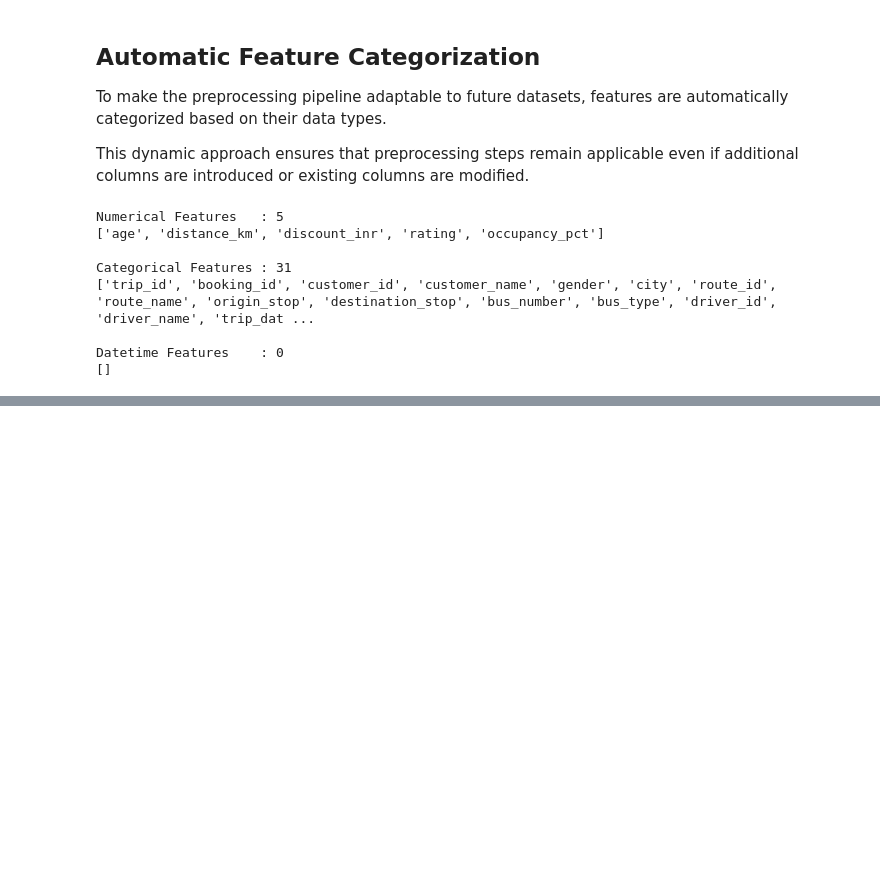
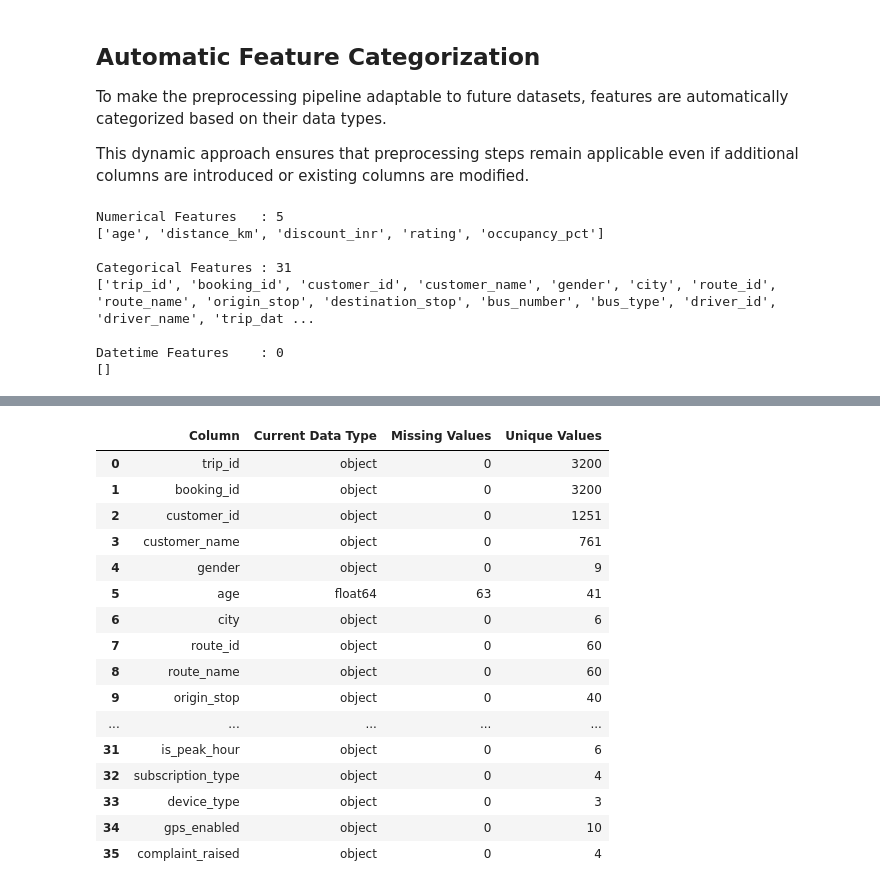
Before and after one commit to RishijManna/Cityflo-Data-Analysis, a Jupyter notebook: Cityflo Data Analysis/DATA CLEANING/cityflo-data-cleaning.ipynb, the cells around one changed output, grey strips where cells are left out. Drawn from its saved outputs; the diff is of its cells as text; code cells hidden in the pictures; blank space fills up the shorter version.

Commit message:
Kaggle Notebook | cityflo-data-cleaning | Version 1

```diff
--- a/Cityflo Data Analysis/DATA CLEANING/cityflo-data-cleaning.ipynb
+++ b/Cityflo Data Analysis/DATA CLEANING/cityflo-data-cleaning.ipynb
@@ -327,0 +863,6 @@ Datetime Features    : 0
+# %%
+
+df_original = df.copy(deep=True)
+df = df.copy(deep=True)
+
+print("Original dataset backed up successfully.")
@@ -327,0 +965,8 @@ Datetime Features    : 0
+# %%
+text_columns = df.select_dtypes(include="object").columns
+
+for col in text_columns:
+
+    df[col] = df[col].astype(str).str.strip()
+
+print("Leading and trailing whitespaces removed.")
@@ -327,0 +1012,16 @@ Datetime Features    : 0
+# %%
+rows_before = len(df)
+
+duplicates_removed = df.duplicated().sum()
+
+df.drop_duplicates(inplace=True)
+
+rows_after = len(df)
+
+
+print("DUPLICATE REMOVAL SUMMARY")
+
+
+print(f"Rows Before Cleaning : {rows_before}")
+print(f"Duplicate Rows Found : {duplicates_removed}")
+print(f"Rows After Cleaning  : {rows_after}")
@@ -327,0 +1037,4 @@ Datetime Features    : 0
+# %%
+df.reset_index(drop=True, inplace=True)
+
+print("Dataset index reset successfully.")
@@ -327,0 +1049,27 @@ Datetime Features    : 0
+# %%
+dtype_summary = pd.DataFrame({
+    "Column": df.columns,
+    "Current Data Type": df.dtypes.astype(str).values,
+    "Missing Values": df.isnull().sum().values,
+    "Unique Values": df.nunique(dropna=False).values
+})
+
+display(dtype_summary)
+# %% [output]
+|  | Column | Current Data Type | Missing Values | Unique Values |
+| 0 | trip_id | object | 0 | 3200 |
+| 1 | booking_id | object | 0 | 3200 |
+| 2 | customer_id | object | 0 | 1251 |
+| 3 | customer_name | object | 0 | 761 |
+| 4 | gender | object | 0 | 9 |
+| 5 | age | float64 | 63 | 41 |
+| 6 | city | object | 0 | 6 |
+| 7 | route_id | object | 0 | 60 |
+| 8 | route_name | object | 0 | 60 |
+| 9 | origin_stop | object | 0 | 40 |
+| ... | ... | ... | ... | ... |
+| 31 | is_peak_hour | object | 0 | 6 |
+| 32 | subscription_type | object | 0 | 4 |
+| 33 | device_type | object | 0 | 3 |
+| 34 | gps_enabled | object | 0 | 10 |
+| 35 | complaint_raised | object | 0 | 4 |
```
Also changed, not shown: parts of 82 cells of this notebook.
